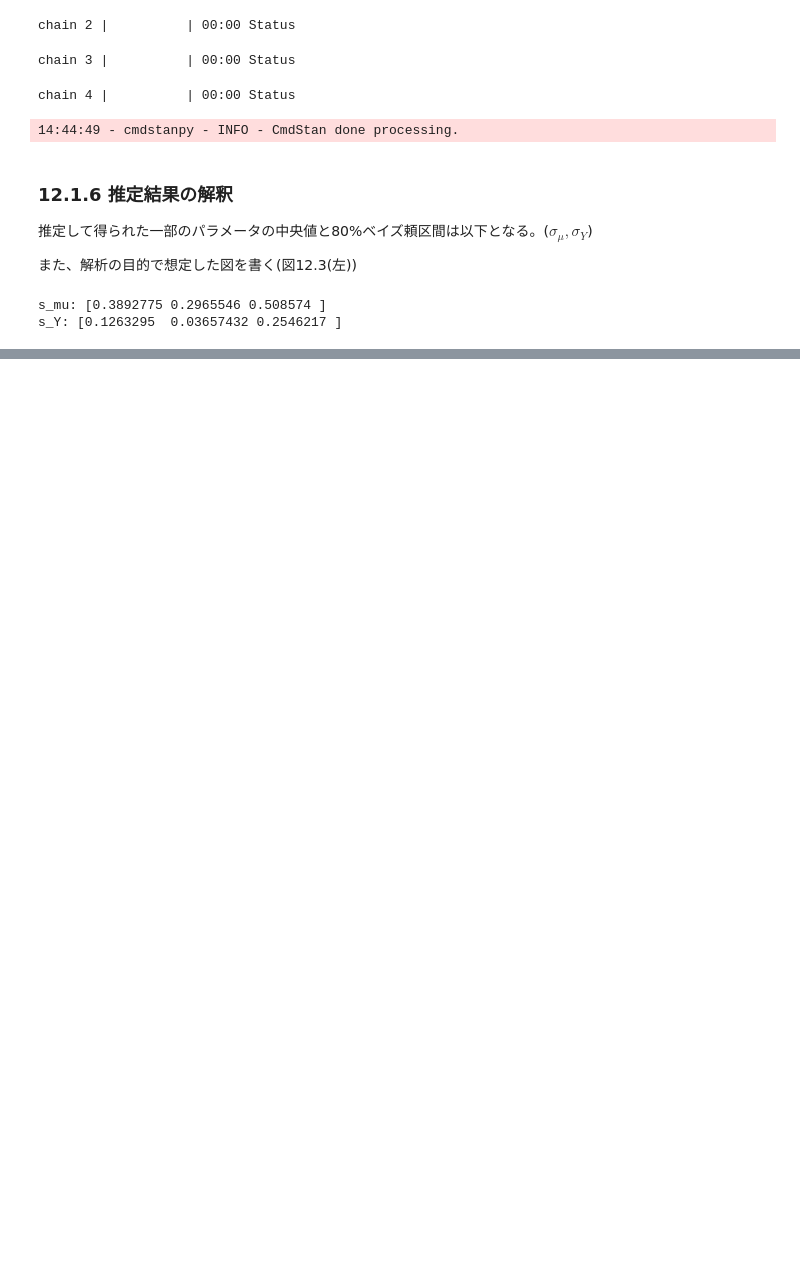
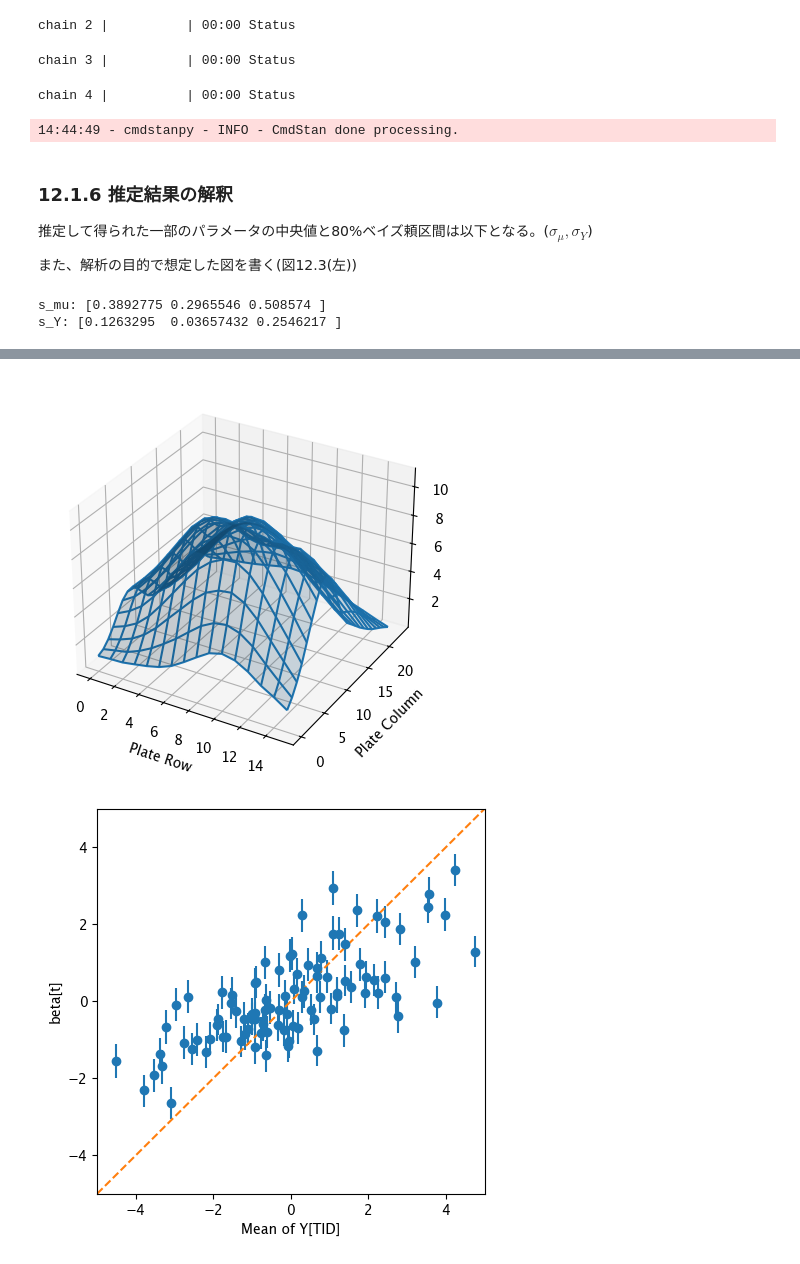
Before and after one commit to sato1214syun/RStanBook-Python, a Jupyter notebook: src/python_bayes/chap12.ipynb, the cells around one changed output, grey strips where cells are left out. Saved outputs shown, nothing was run; the diff lists cells and outputs as text; code cells hidden in the pictures; blank space fills up the shorter version.

```diff
--- a/src/python_bayes/chap12.ipynb
+++ b/src/python_bayes/chap12.ipynb
@@ -732,0 +1273,54 @@ chain 4 |          | 00:00 Status
+# %%
+import matplotlib.pyplot as plt
+import numpy as np
+
+# from mpl_toolkits.mplot3d import Axes3D
+
+"""図12.9 (上のセルのデータを使用)"""
+
+# 左図
+# jupyter使用時のおまじない(vscode用。通常はwidgetではなくnotebookを使う)
+# インタラクティブなグラフがどうやっても表示できなかったのでコメントアウト
+# %matplotlib widget
+r_median: np.ndarray = np.median(fit.r, axis=0)
+I, J = r_median.shape
+ii, jj = np.mgrid[:I, :J]
+
+fig = plt.figure(figsize=(5, 5))
+ax = plt.subplot(1, 1, 1, projection="3d")
+# ax = Axes3D(plt.gcf())
+ax.plot_wireframe(ii, jj, r_median)
+ax.plot_surface(ii, jj, r_median, alpha=0.2)
+plt.setp(ax, xlabel="Plate Row", ylabel="Plate Column", zlabel="r")
+plt.show()
+
+# 右図
+%matplotlib inline
+d = mesh_2d.to_numpy()
+TID = mesh_2d_design.to_numpy()
+mean_y = [d[t + 1 == TID].mean() - d.mean() for t in range(T)]
+
+d_est = pl.DataFrame(
+    np.percentile(fit.beta, (2.5, 50, 97.5), axis=0).T,
+    schema=[f"p{p}" for p in (2.5, 50, 97.5)],
+)
+d_est.insert_column(0, pl.Series(name="x", values=mean_y))
+
+plt.figure(figsize=(5, 5))
+ax = plt.axes()
+err = pl.DataFrame(
+    np.abs(
+        d_est[:, ["p2.5", "p97.5"]].to_numpy()
+        - d_est["p50"].to_numpy().reshape((-1, 1)),
+    ),
+    schema=("lower", "upper"),
+)
+ax.errorbar("x", "p50", yerr=(err["lower"], err["upper"]), fmt="o", data=d_est)
+lim = (-5, 5)
+ax.plot(lim, lim, linestyle="dashed")
+plt.setp(ax, xlim=lim, ylim=lim, xlabel="Mean of Y[TID]", ylabel="beta[t]")
+
+plt.show()
+# %% [output]
+[figure, added]
+[figure, added]
```
Also changed, not shown: parts of 17 cells of this notebook, 17 other files.
